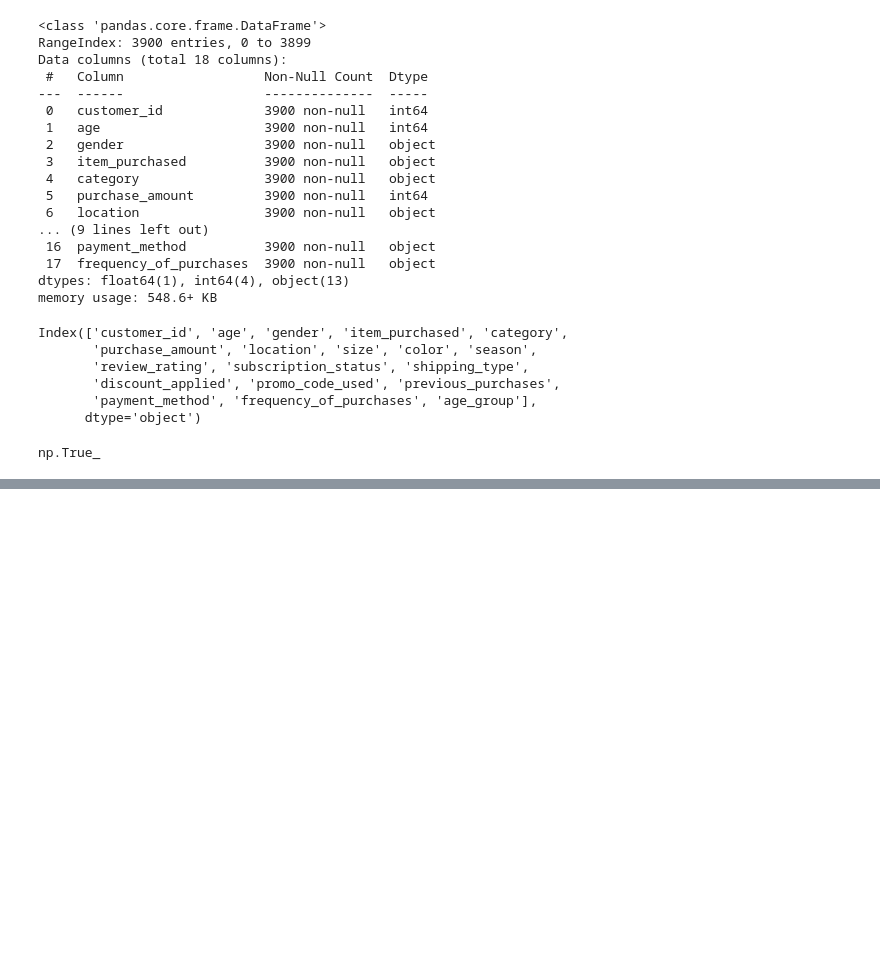
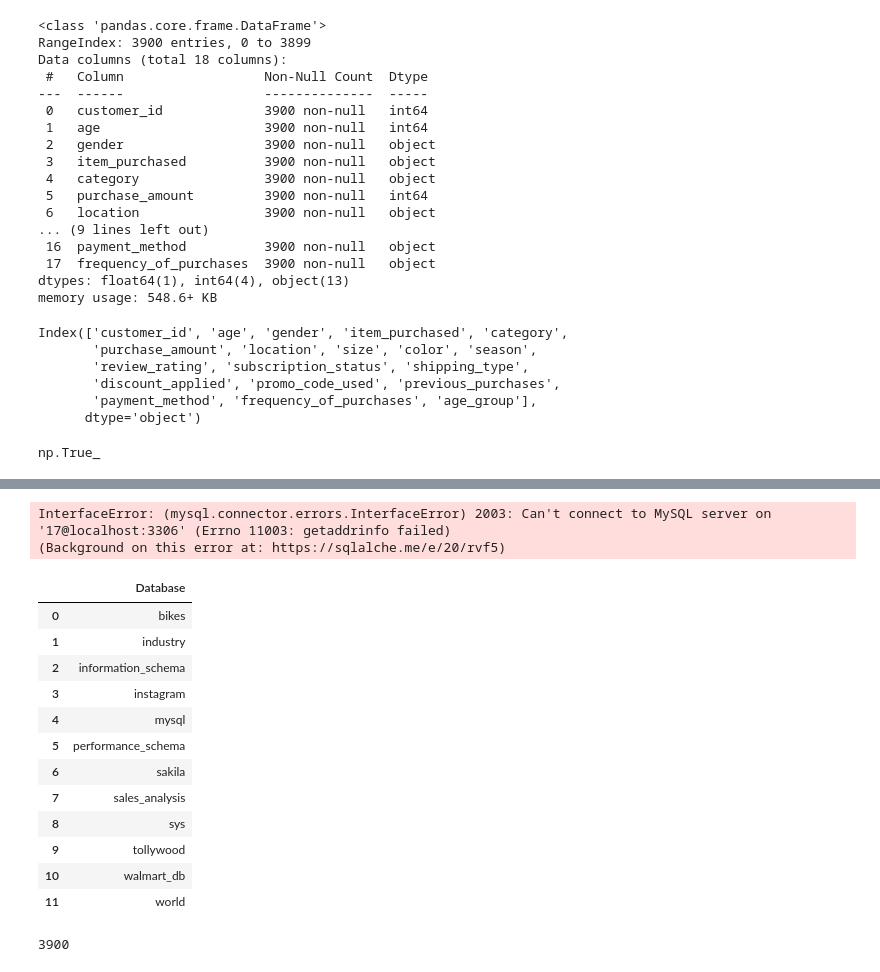
Before and after one commit to rohithxo/sales-analysis-end-to-end, a Jupyter notebook: scripts/data_cleaning.ipynb, the cells around one changed output, grey strips where cells are left out. Cells and saved outputs as stored; diff of their text form; code cells hidden in the pictures; blank space fills up the shorter version.

```diff
--- a/scripts/data_cleaning.ipynb
+++ b/scripts/data_cleaning.ipynb
@@ -162,0 +194,7 @@ df.to_csv("data/processed/cleaned_sales.csv", index=False)
+# %%
+import pandas as pd
+
+pd.read_sql("SHOW TABLES;", engine)
+# %% [output]
+InterfaceError: (mysql.connector.errors.InterfaceError) 2003: Can't connect to MySQL server on '17@localhost:3306' (Errno 11003: getaddrinfo failed)
+(Background on this error at: https://sqlalche.me/e/20/rvf5)
@@ -162,0 +207,32 @@ df.to_csv("data/processed/cleaned_sales.csv", index=False)
+# %%
+from sqlalchemy import create_engine
+
+engine = create_engine(
+    "mysql+pymysql://root:Mysql%4017@127.0.0.1:3306/sales_analysis"
+)
+# %%
+import pandas as pd
+pd.read_sql("SHOW DATABASES;", engine)
+# %% [output]
+|  | Database |
+| 0 | bikes |
+| 1 | industry |
+| 2 | information_schema |
+| 3 | instagram |
+| 4 | mysql |
+| 5 | performance_schema |
+| 6 | sakila |
+| 7 | sales_analysis |
+| 8 | sys |
+| 9 | tollywood |
+| 10 | walmart_db |
+| 11 | world |
+# %%
+df.to_sql(
+    name="cleaned_sales",
+    con=engine,
+    if_exists="replace",
+    index=False
+)
+# %% [output]
+3900
```
Also changed, not shown: parts of 8 cells of this notebook, 1 other file.
